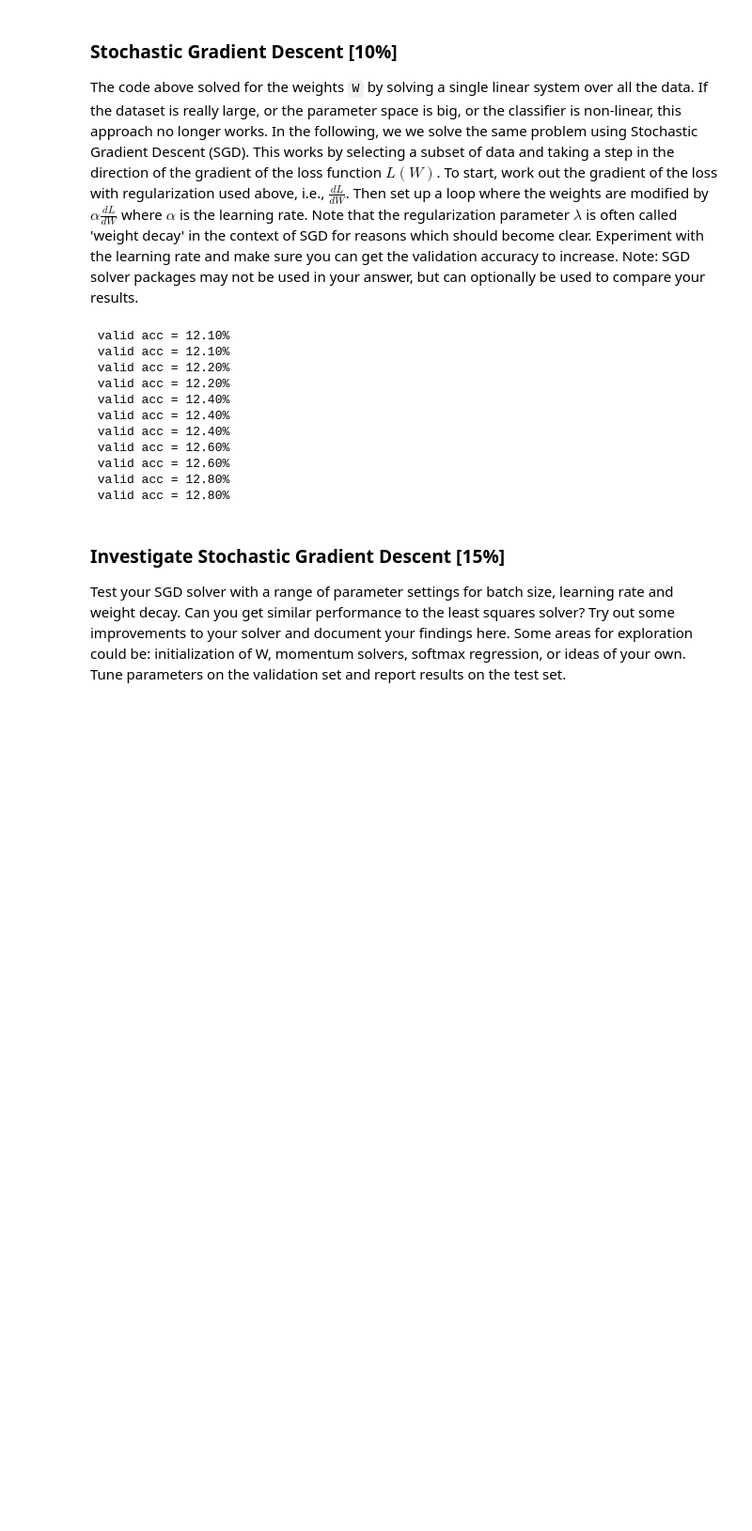
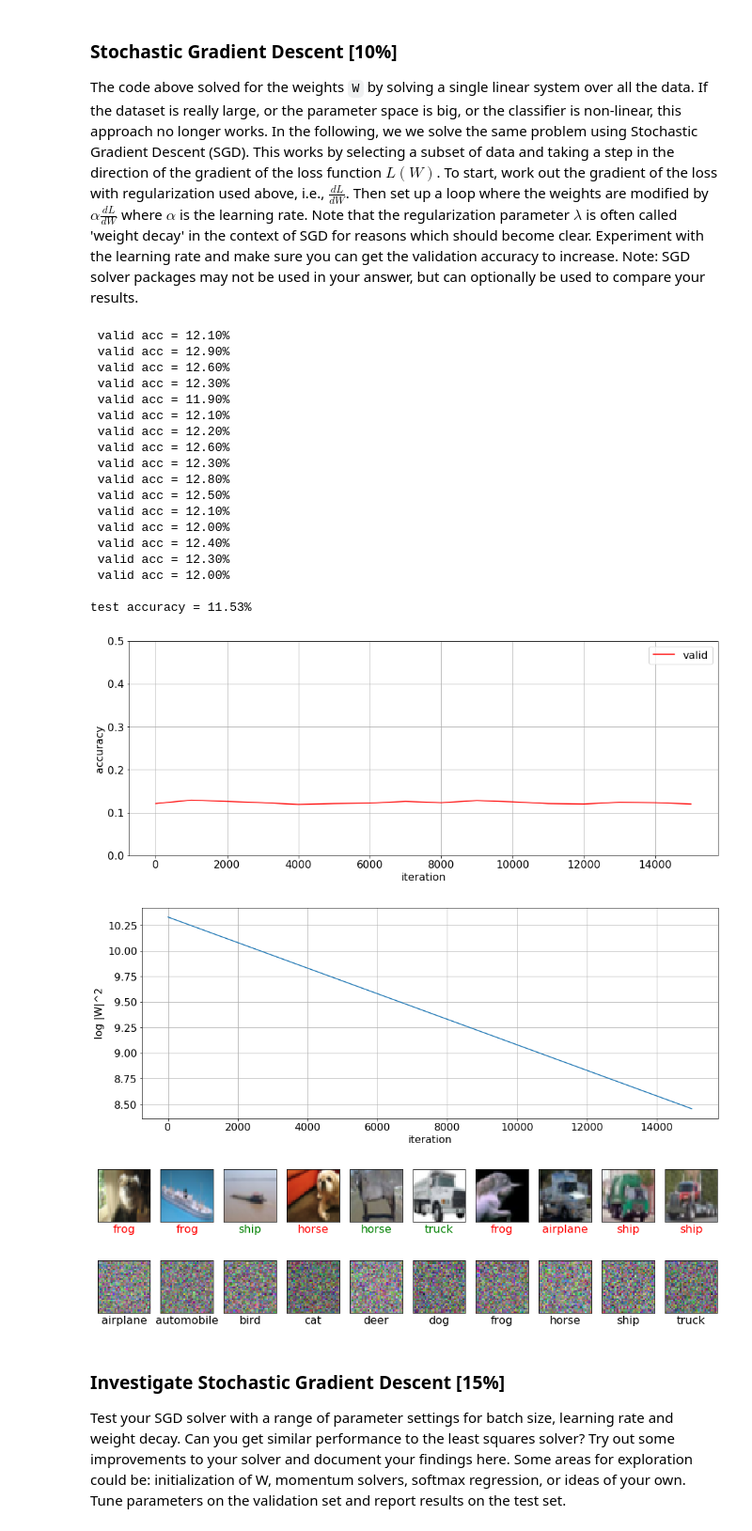
Before and after one commit to coltenfowler83/ImageClassification, a Jupyter notebook: Project3_1.ipynb, the cells around one changed output. Shown: that part at 94% size. Saved outputs shown, nothing was run; the diff lists cells and outputs as text; code cells hidden in the pictures; blank space fills up the shorter version.

```diff
--- a/Project3_1.ipynb
+++ b/Project3_1.ipynb
@@ -343,7 +343,7 @@ The code above solved for the weights `W` by solving a single linear system over
 
 batch_size=32
 weight_decay=10000 # same as lambda
-learning_rate=1e-5
+learning_rate=1e-7
 
 num_epochs=10
 num_iterations=num_epochs*(int)(num_train/batch_size)
@@ -377,7 +377,7 @@ for i in range(num_iterations):
     Y_batch = Y_train[batch_idx]
     Y_batch_hot = one_hot(Y_batch, num_classes)
     grd = 2 * np.dot(X_batch.T, (np.dot(X_batch, W) - Y_batch_hot)) + 2 * weight_decay * W
-    dW = -learning_rate * grd / num_train
+    dW = -learning_rate * grd / batch_size
 
     """
     *************************************************************************************
@@ -392,40 +392,51 @@ for i in range(num_iterations):
         W_seq.append(W)
         W_sq_seq.append(np.sum(W**2))
 
 # plot validation accuracy and weight trends
 plt.rcParams['figure.figsize'] = (16.0, 6.0)
 
 fig=plt.figure()
 plt.grid(True)
 plt.plot(iteration_seq,valid_acc_seq,'r')
 plt.xlabel('iteration')
 plt.ylabel('accuracy')
 plt.ylim(0,0.5)
 plt.legend(['valid'])
 
 fig=plt.figure()
 plt.grid(True)
 plt.plot(iteration_seq,np.log(W_sq_seq))
 plt.xlabel('iteration')
 plt.ylabel('log |W|^2')
 
 # compute test accuracy
 Y_hat,test_acc=linear_classify(X_test,W,Y_test)
 print('\ntest accuracy = %.2f%%' % (100.0*test_acc))
 im_util.plot_classification_examples(Y_hat,Y_test,im_test,cifar10_names)
 im_util.plot_weights(W,cifar10_names)
 # %% [output]
  valid acc = 12.10%
+ valid acc = 12.90%
+ valid acc = 12.60%
+ valid acc = 12.30%
+ valid acc = 11.90%
  valid acc = 12.10%
  valid acc = 12.20%
- valid acc = 12.20%
+ valid acc = 12.60%
+ valid acc = 12.30%
+ valid acc = 12.80%
+ valid acc = 12.50%
+ valid acc = 12.10%
+ valid acc = 12.00%
  valid acc = 12.40%
- valid acc = 12.40%
- valid acc = 12.40%
- valid acc = 12.60%
- valid acc = 12.60%
- valid acc = 12.80%
- valid acc = 12.80%
+ valid acc = 12.30%
+ valid acc = 12.00%
+
+test accuracy = 11.53%
+[figure, added]
+[figure, added]
+[figure, added]
+[figure, added]
 # %% [markdown]
 ### Investigate Stochastic Gradient Descent [15%]
 
```
Also changed, not shown: 1 other file.
